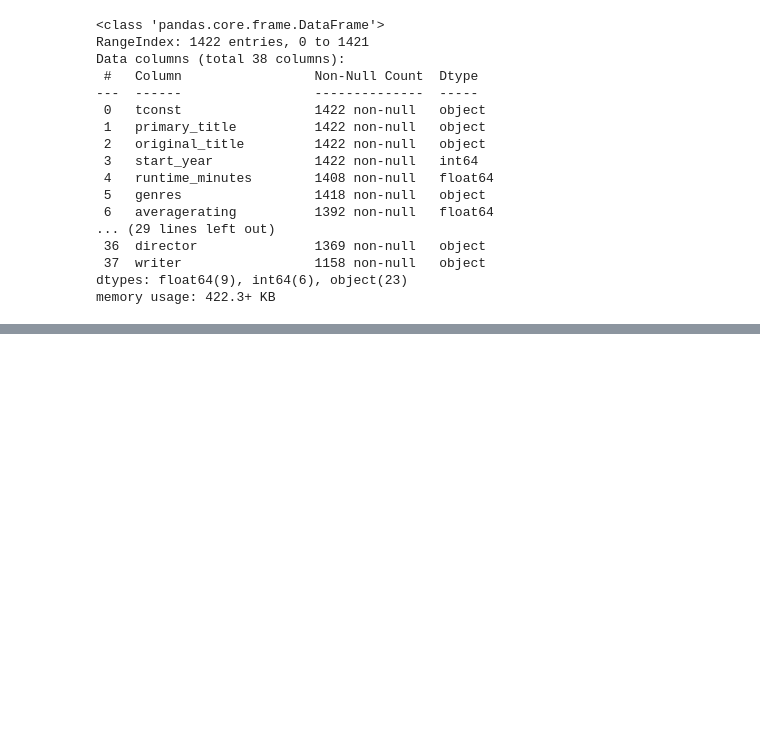
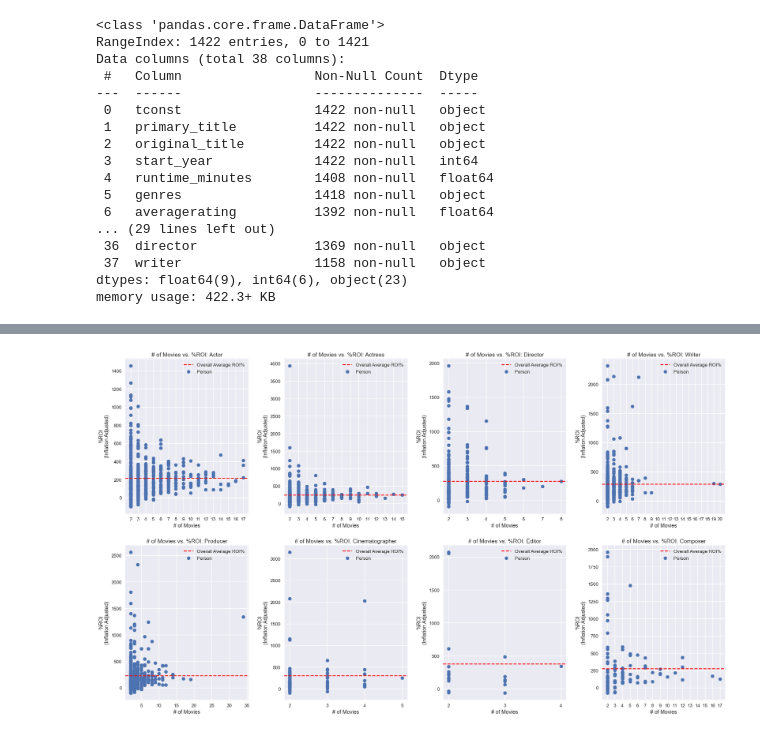
Before and after one commit to Nindorph/MovieAnalysis, a Jupyter notebook: Nick_movieppl_analysis.ipynb, the cells around one changed output, grey strips where cells are left out. Saved outputs shown, nothing was run; the diff lists cells and outputs as text; code cells hidden in the pictures; blank space fills up the shorter version.

```diff
--- a/Nick_movieppl_analysis.ipynb
+++ b/Nick_movieppl_analysis.ipynb
@@ -7,7 +7,7 @@ import pandas as pd
 from ast import literal_eval
 import matplotlib.pyplot as plt
 %matplotlib inline
-plt.style.use('seaborn')
+plt.style.use('seaborn-talk')
 # %%
 !ls
 # %% [output]
@@ -320,0 +128,2 @@ ValueError: x and y must have same first dimension, but have shapes (2,) and (20
+# %%
+pplorder = ['actor','actress','director','writer','producer','cinematographer','editor','composer']
@@ -320,0 +232,20 @@ ValueError: x and y must have same first dimension, but have shapes (2,) and (20
+# %%
+fig, ax = plt.subplots(2, 4, figsize=[25,15])
+plt.tight_layout(pad=6)
+
+for i,ppl in enumerate(pplorder):
+    r = i//4
+    c = i%4
+    ax[r,c].scatter(x=ppl_comp2[ppl]['movie_count'],y=ppl_comp2[ppl]['ROI_careertot%'], label='Person')
+    ax[r,c].axhline(ppl_comp2_avgs[f'{ppl}_%ROI_avg'], ls='--', color='red', label='Overall Average ROI%')
+    ax[r,c].legend(loc='upper right')
+    ax[r,c].set_xlabel('# of Movies')
+    ax[r,c].set_ylabel('%ROI\n(Inflation Adjusted)')
+    ax[r,c].set_title(f'# of Movies vs. %ROI: {ppl.capitalize()}')
+    if ppl == 'producer':
+        ax[r,c].xaxis.set_major_locator(plt.MultipleLocator(5))
+    else:
+        ax[r,c].xaxis.set_major_locator(plt.MultipleLocator(1))
+plt.savefig('peoplefigs/movie_roi_scatter_2plusmov.png')
+# %% [output]
+[figure, added]
```
Also changed, not shown: parts of 37 cells of this notebook, 8 other files.
